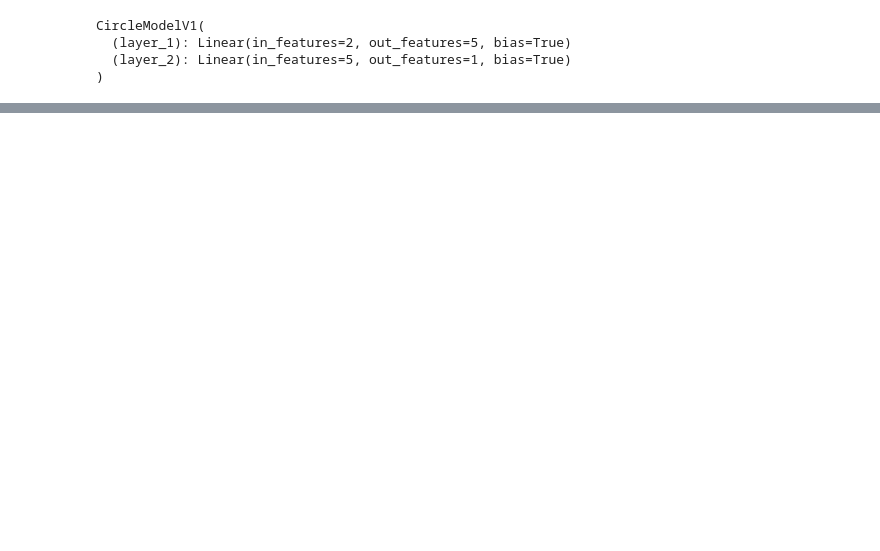
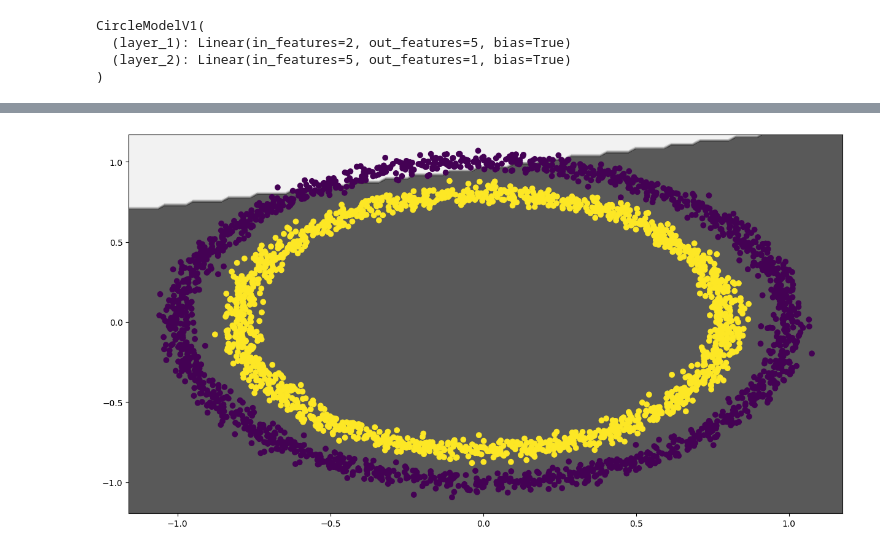
Before and after one commit to dev-hack95/pytorch_learn, a Jupyter notebook: Torch2.ipynb, the cells around one changed output, grey strips where cells are left out. Saved outputs shown, nothing was run; the diff lists cells and outputs as text; code cells hidden in the pictures; blank space fills up the shorter version.

Commit message:
final change in torch classification notebook

```diff
--- a/Torch2.ipynb
+++ b/Torch2.ipynb
@@ -169,0 +248,32 @@ class TrainModel:
+# %%
+def plot_decision_boundary(model: nn.Module, x: torch.Tensor, y: torch.Tensor):
+    """
+    plot_decision_boundary(model: torch model | x: Tensor | y: Tensor)
+    """
+    x_min, x_max = x[:, 0].min() - 0.1, x[:, 0].max() + 0.1
+    y_min, y_max = x[:, 1].min() - 0.1, x[:, 1].max() + 0.1
+    x1, y1 = np.meshgrid(np.linspace(x_min, x_max, 101), np.linspace(y_min, y_max, 101)) # shape of x1 and y1 -> 101 X 101
+
+    x_to_predict = torch.from_numpy(np.column_stack((x1.ravel(), y1.ravel()))).float() # ravel -> ([1, 2, 3], [4, 5, 6]) -------> ([1, 2, 3, 4, 5, 6])
+    # column stack = [[x1, y1]]
+
+    model.eval()
+    with torch.inference_mode():
+        y_logits = model(x_to_predict)
+
+    if len(torch.unique(y)) > 2:
+        y_pred = torch.softmax(y_logits, dim=1).argmax(dim=1)  # mutli-class
+    else:
+        y_pred = torch.round(torch.sigmoid(y_logits))  # binary
+
+    plt.figure(figsize=(15, 8))
+    y_pred = y_pred.reshape(x1.shape).detach().numpy()
+    plt.contourf(x1, y1, y_pred, cmap=plt.cm.binary_r, alpha=0.7)
+    plt.scatter(x[:, 0], x[:, 1], c=y)
+    plt.xlim(x1.min(), x1.max())
+    plt.ylim(y1.min(), y1.max())
+    plt.show()
+# %%
+plot_decision_boundary(model=model_1, x=x_train, y=y_train)
+# %% [output]
+[figure, added]
```
Also changed, not shown: parts of 26 cells of this notebook.
